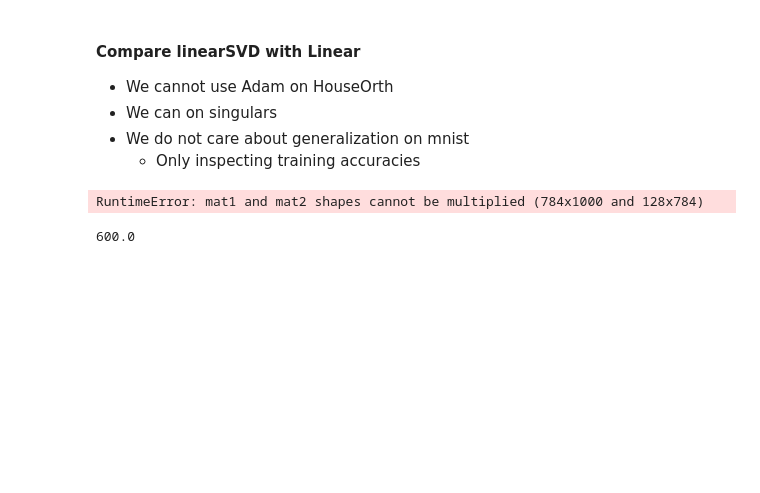
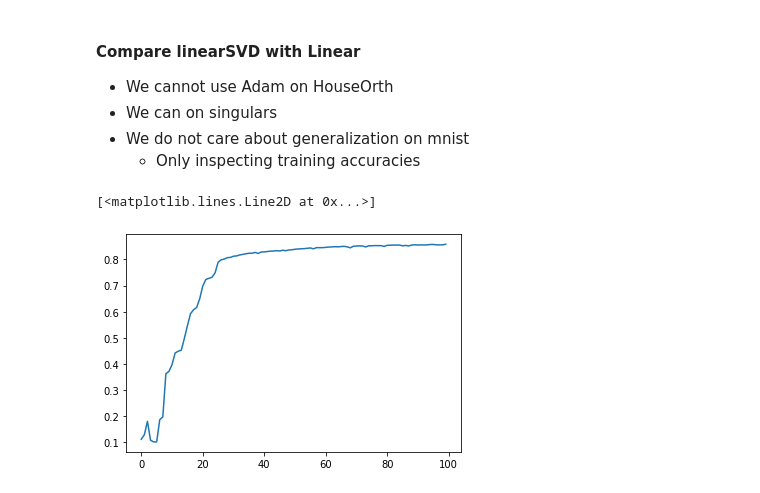
Before and after one commit to lovely439/CMSC320-Final-Project, a Jupyter notebook: index.ipynb, the cells around one changed output. Saved outputs shown, nothing was run; the diff lists cells and outputs as text; code cells hidden in the pictures; blank space fills up the shorter version.

Commit message:
holy shit I almost certainly messed up the singulars but it learnsgit add -u!

```diff
--- a/index.ipynb
+++ b/index.ipynb
@@ -429,40 +429,48 @@ def householder(vector: Tensor):
 # %%
 import math
 from torch.nn import init
+#from torch import device, dtype
+# A major todo is to verify this preserves the singular values
+# It doesn't really change the "hardness" of the problem
+# But my math ability is questionable
+# V @ (S.T @ (U @ x.T))#
+torch.nn.Linear
 class HouseOrth(torch.nn.Module):
-    def __init__(self, N: int):
+    def __init__(self, N: int, device=None, dtype=None):
+        factory_kwargs = {'device': device, 'dtype': dtype}
         super().__init__()
         # random initialization... this could be improved
-        self.U = Parameter(torch.tensor(householder(torch.rand(N,1))))
+        self.U = Parameter(torch.tensor(householder(torch.rand(N,1, **factory_kwargs))))
     def forward(self, x: Tensor):
         #print(f" x: {x.shape}, self.U: {self.U.shape},")
 
-        return self.U @ x # I don't like transposition hell... hopefully this isn't a stability issue
+        return self.U @ x.T # I don't like transposition hell... hopefully this isn't a stability issue
 
 class LinearSVD(torch.nn.Module):
-    def __init__(self, in_features: int, out_features: int, bias: bool = True):
+    def __init__(self, in_features: int, out_features: int, bias: bool = True, device=None, dtype=None):
+        factory_kwargs = {'device': device, 'dtype': dtype}
         super().__init__()
         N,M = in_features, out_features
         self.in_features = in_features
         self.out_features = out_features
-        self.U = HouseOrth(N)
+        self.U = HouseOrth(N, **factory_kwargs)
         # we normalize the singular values in the multiplication - smart initialization probably doesn't matter too much
         # and if it does we do not know what that would be
-        self.singulars = Parameter(torch.empty(M).uniform_(-1/math.sqrt(out_features), 1/math.sqrt(in_features)))
-        self.register_buffer("S", torch.eye(N,M)) # singulars are trainable - the matrix isn't (only the diagonal are parameters)
-        self.V = HouseOrth(M) # Whether or not this is transposed doesn't really matter - its valid either way just a diff matrix
+        self.singulars = Parameter(torch.empty(M, **factory_kwargs).uniform_(-1/math.sqrt(out_features), 1/math.sqrt(in_features)))
+        self.register_buffer("S", torch.eye(N,M, **factory_kwargs)) # singulars are trainable - the matrix isn't (only the diagonal are parameters)
+        self.V = HouseOrth(M, **factory_kwargs) # Whether or not this is transposed doesn't really matter - its valid either way just a diff matrix
         # copy torch.nn.Linear for what its worth here
         if bias:
-            self.bias = Parameter(torch.empty(out_features,))
-            step = self.U(self.singulars*self.S)
-            fan_in, _ = init._calculate_fan_in_and_fan_out(self.V(self.U(self.singulars*self.S).T))
+            self.bias = Parameter(torch.empty((out_features,), **factory_kwargs) )
+            #step = self.U()
+            fan_in, _ = init._calculate_fan_in_and_fan_out(self.V(self.U( (self.singulars*self.S).T)))
             bound = 1 / math.sqrt(fan_in) if fan_in > 0 else 0
             init.uniform_(self.bias, -bound, bound)
         else:
             self.register_parameter('bias', None)
 
     def forward(self, x: Tensor) -> Tensor:
-        return self.V(self.U(x.T) @ (self.singulars/self.singulars.norm() * self.S).T) + self.bias
+        return self.V( ((self.singulars * self.S).T @ self.U(x)).T ).T + self.bias
 # %% [markdown]
 #### Test how well this learns on full batch mnist
 * Use simple linear model
@@ -530,37 +538,34 @@ def minibatchTrain(model: torch.nn.Module, optimizers: List[torch.optim.Optimize
     Train the model, return list of accuracies
     the optimizers are a list because we want to be able to use different optimizers
     on different parameters in the network.
 
     Our problem doesn't do minibatching - but not minibatching makes result pretty unstable so for testing we use minibatching.
-    Note: I refuse to learn how to use pytorch's dataloader it confuses me.
+    Note: I refuse to learn how to use pytorch's dataloader it confused me once 4 years ago and I took it personally.
     Note: Yes the batch size is non standard but idk divisible by 60k is nice
     """
     accuracies = []
     samples = x_train.shape[0]
     n_batches = samples // batch_size
     for i in range(epochs):
         perm = np.random.permutation(samples) # switch order every epoch generally good practice
         for batch in range(n_batches):
             x = x_train[perm[batch*batch_size:(batch+1)*batch_size]]
             y = y_train[perm[batch*batch_size:(batch+1)*batch_size]]
             for opt in optimizers: opt.zero_grad()
             pred = model(x)
             loss = F.cross_entropy(pred, y)
             loss.backward()
             for opt in optimizers: opt.step()
         with torch.no_grad():
-            acc = (torch.argmax(model(x_train), -1) ==y_train).float().mean()
+            acc = (torch.argmax(model(x_train), -1) == y_train).float().mean()
             accuracies.append(acc.clone().detach().cpu().numpy())
     return accuracies
 
 
 standardModel = Model(useSVD=True).cuda()
 opt = getOptimizers(standardModel)
 standardAcc = minibatchTrain(standardModel, opt)
 plt.plot(list(range(len(standardAcc))), standardAcc)
 # %% [output]
-RuntimeError: mat1 and mat2 shapes cannot be multiplied (784x1000 and 128x784)
+[<matplotlib.lines.Line2D at 0x...>]
+[figure, added]
-# %%
-60_000/100
-# %% [output]
-600.0
```
Also changed, not shown: parts of 2 cells of this notebook, 1 other file.
